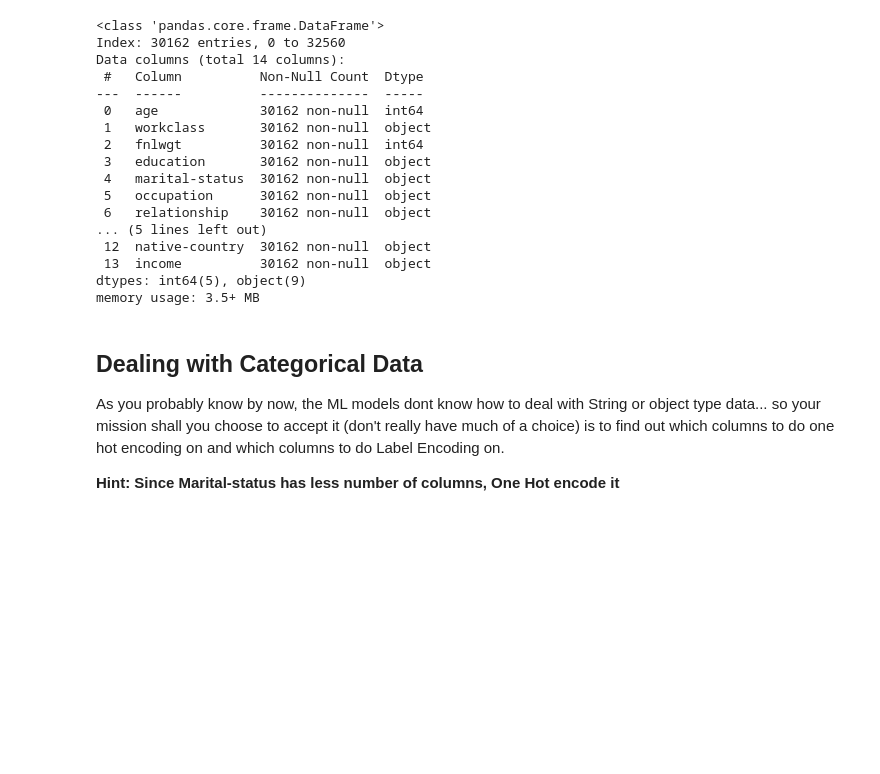
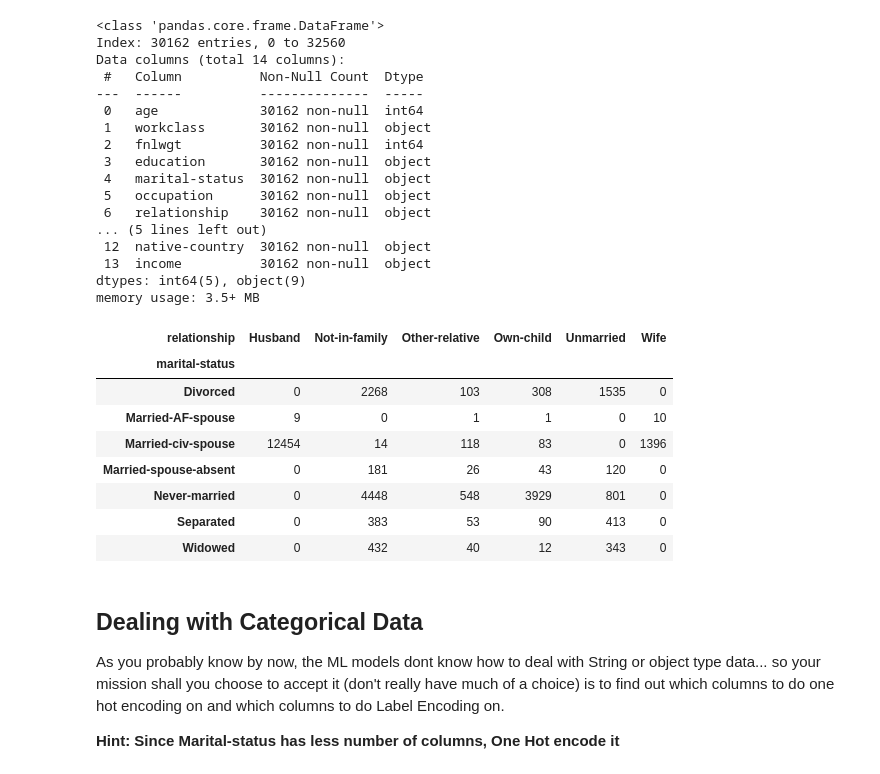
Before and after one commit to nityawastaken/Synapse_LP, a Jupyter notebook: nitya_Task_4.ipynb, the cells around one changed output. Drawn from its saved outputs; the diff is of its cells as text; code cells hidden in the pictures; blank space fills up the shorter version.

```diff
--- a/nitya_Task_4.ipynb
+++ b/nitya_Task_4.ipynb
@@ -126,6 +113,18 @@ Data columns (total 14 columns):
  13  income          30162 non-null  object
 dtypes: int64(5), object(9)
 memory usage: 3.5+ MB
+# %%
+pd.crosstab(df['marital-status'],df['relationship'])
+# %% [output]
+| relationship | Husband | Not-in-family | Other-relative | Own-child | Unmarried | Wife |
+| marital-status |  |  |  |  |  |  |
+| Divorced | 0 | 2268 | 103 | 308 | 1535 | 0 |
+| Married-AF-spouse | 9 | 0 | 1 | 1 | 0 | 10 |
+| Married-civ-spouse | 12454 | 14 | 118 | 83 | 0 | 1396 |
+| Married-spouse-absent | 0 | 181 | 26 | 43 | 120 | 0 |
+| Never-married | 0 | 4448 | 548 | 3929 | 801 | 0 |
+| Separated | 0 | 383 | 53 | 90 | 413 | 0 |
+| Widowed | 0 | 432 | 40 | 12 | 343 | 0 |
 # %% [markdown]
 ## Dealing with Categorical Data
 As you probably know by now, the ML models dont know how to deal with String or object type data... so your mission shall you choose to accept it (don't really have much of a choice) is to find out which columns to do one hot encoding on and which columns to do Label Encoding on.
```
Also changed, not shown: parts of 42 cells of this notebook.
